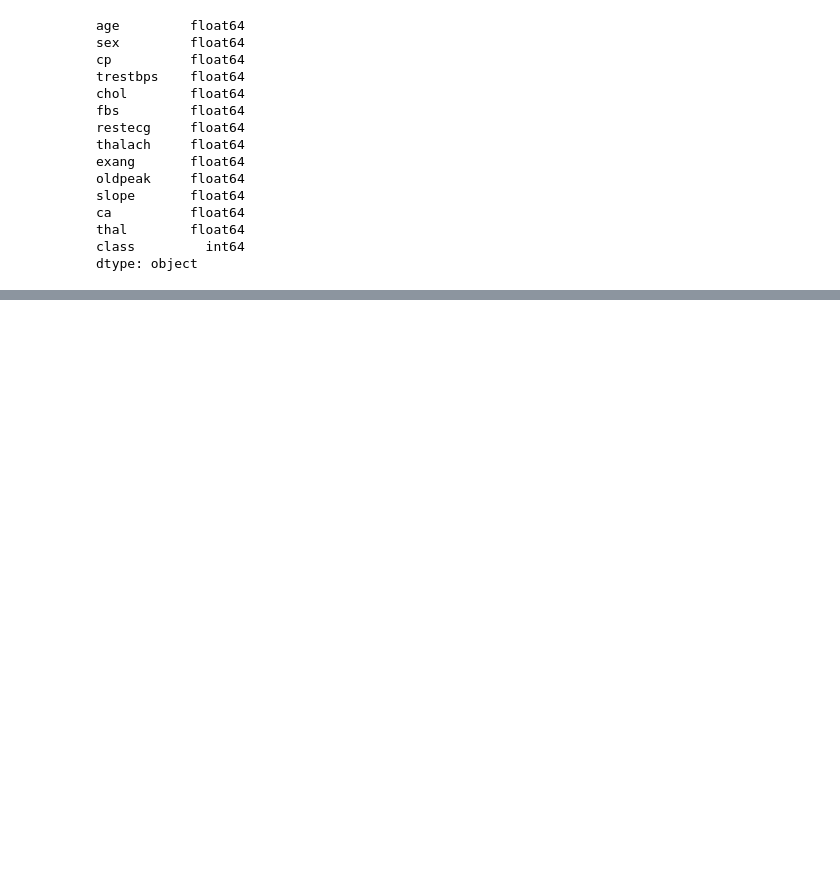
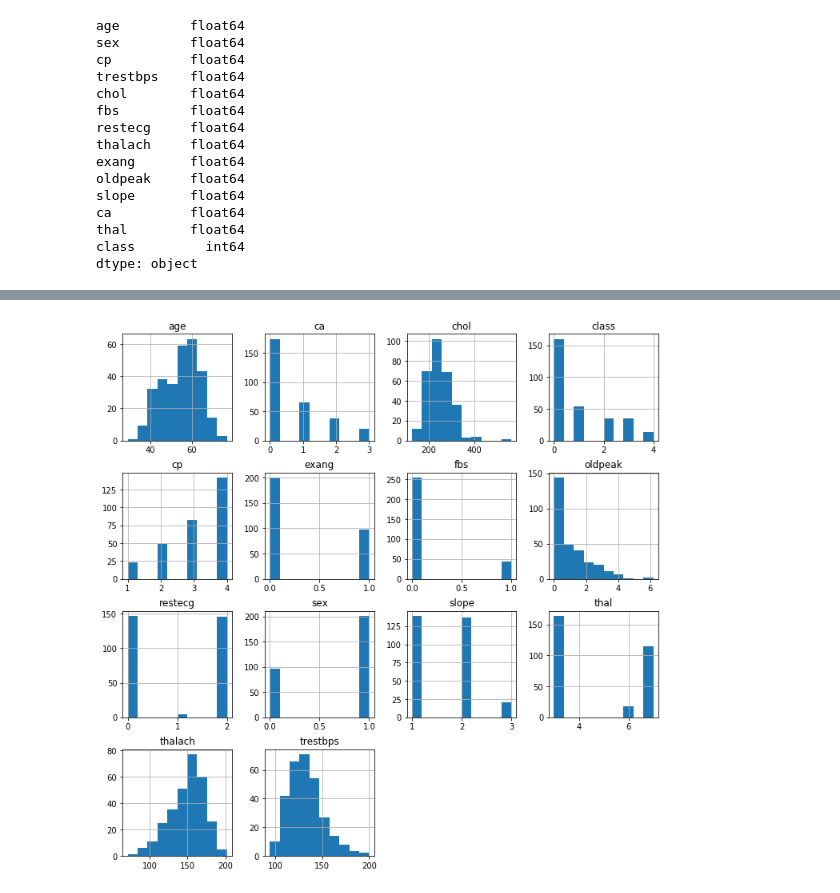
Before and after one commit to mikedsp/machine-learning-in-healthcare, a Jupyter notebook: Heart Disease Prediction.ipynb, the cells around one changed output, grey strips where cells are left out. Drawn from its saved outputs; the diff is of its cells as text; code cells hidden in the pictures; blank space fills up the shorter version.

```diff
--- a/Heart Disease Prediction.ipynb
+++ b/Heart Disease Prediction.ipynb
@@ -200,0 +265,6 @@ dtype: object
+# %%
+# plot histogram for each variable
+data.hist(figsize = (12,12))
+plt.show()
+# %% [output]
+[figure, added]
```
Also changed, not shown: parts of 12 cells of this notebook.
